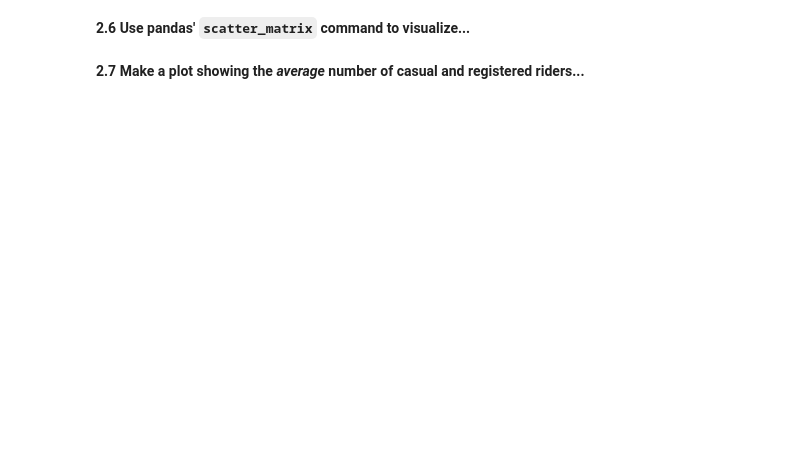
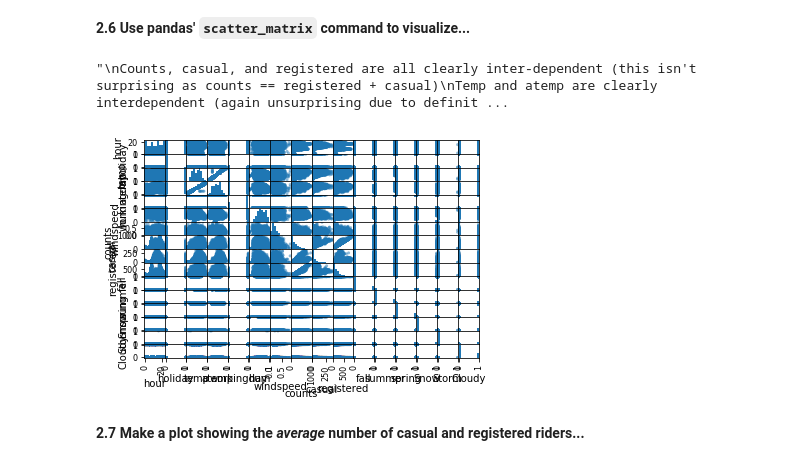
Before and after one commit to jadekessler3/2019-CS109A, a Jupyter notebook: content/homeworks/cs109a_hw3/cs109a_hw3.ipynb, the cells around one changed output. Drawn from its saved outputs; the diff is of its cells as text; code cells hidden in the pictures; blank space fills up the shorter version.

```diff
--- a/content/homeworks/cs109a_hw3/cs109a_hw3.ipynb
+++ b/content/homeworks/cs109a_hw3/cs109a_hw3.ipynb
@@ -222,0 +310,4 @@ counts_reg.hist(colummn = "registered")
+# %%
+BSS_train = pd.read_csv('data/BSS_train.csv').drop(columns=['dteday'])
+BSS_test = pd.read_csv('data/BSS_test.csv').drop(columns=['dteday'])
+BSS_train.describe()
@@ -227,2 +327,19 @@ counts_reg.hist(colummn = "registered")
+# %%
+cor_columns = ['hour', 'holiday', 'temp', 'atemp',
+               'workingday', 'hum', 'windspeed',
+               'counts', 'casual', 'registered',
+               'fall', 'summer', 'spring',
+               'Snow', 'Storm', 'Cloudy']
+scatter_matrix(BSS_train[cor_columns])
+# plt.show()
+
+'''
+Counts, casual, and registered are all clearly inter-dependent (this isn't surprising as counts == registered + casual)
+Temp and atemp are clearly interdependent (again unsurprising due to definition)
+Looks like there are some weird outliers in temp vs. atemp. Not sure what's happening there.
+'''
+# %% [output]
+"\nCounts, casual, and registered are all clearly inter-dependent (this isn't surprising as counts == registered + casual)\nTemp and atemp are clearly interdependent (again unsurprising due to definit ...
+[figure, added]
 # %% [markdown]
 **2.7 Make a plot showing the _average_ number of casual and registered riders...**
```
Also changed, not shown: parts of 49 cells of this notebook.
